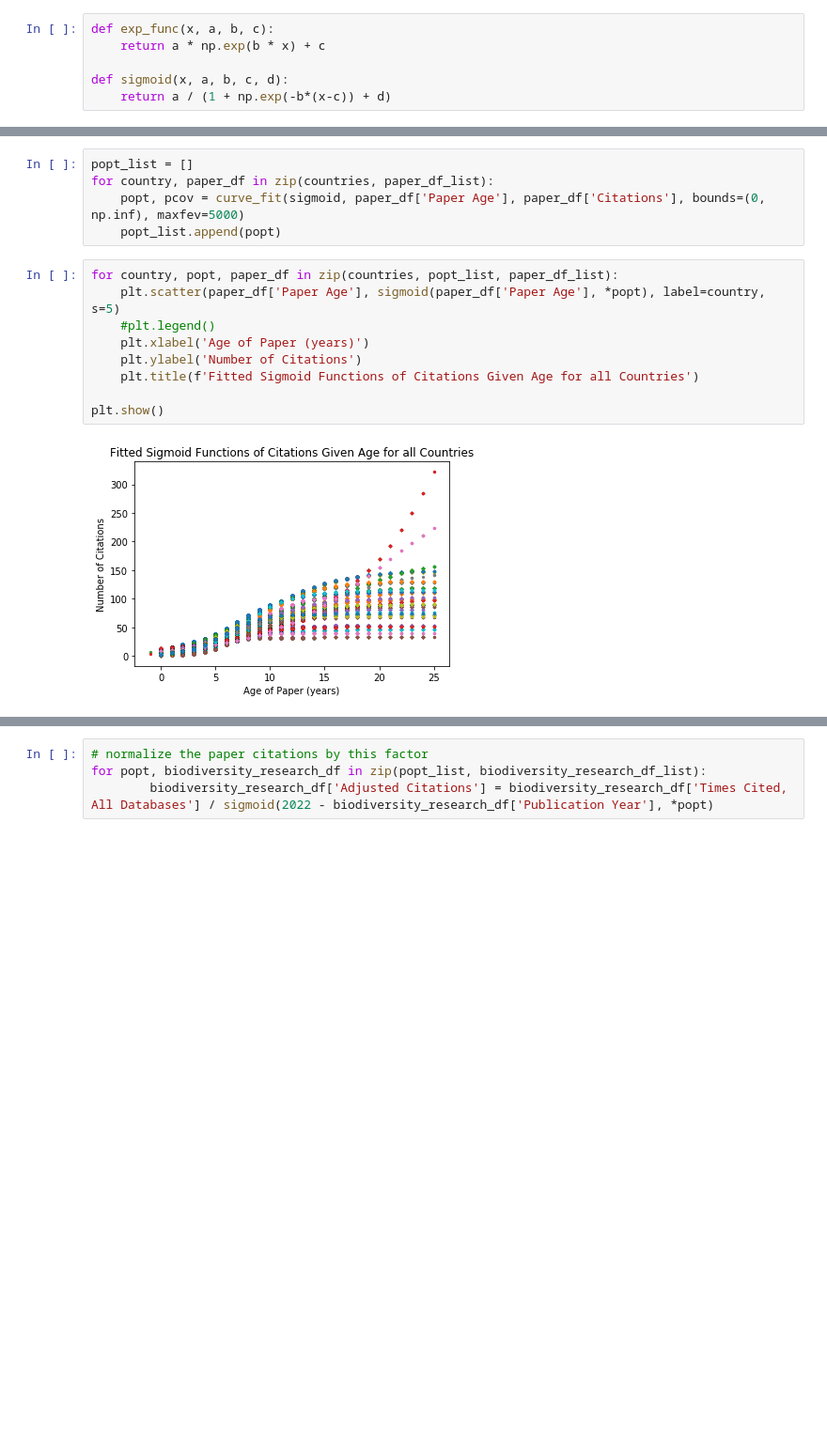
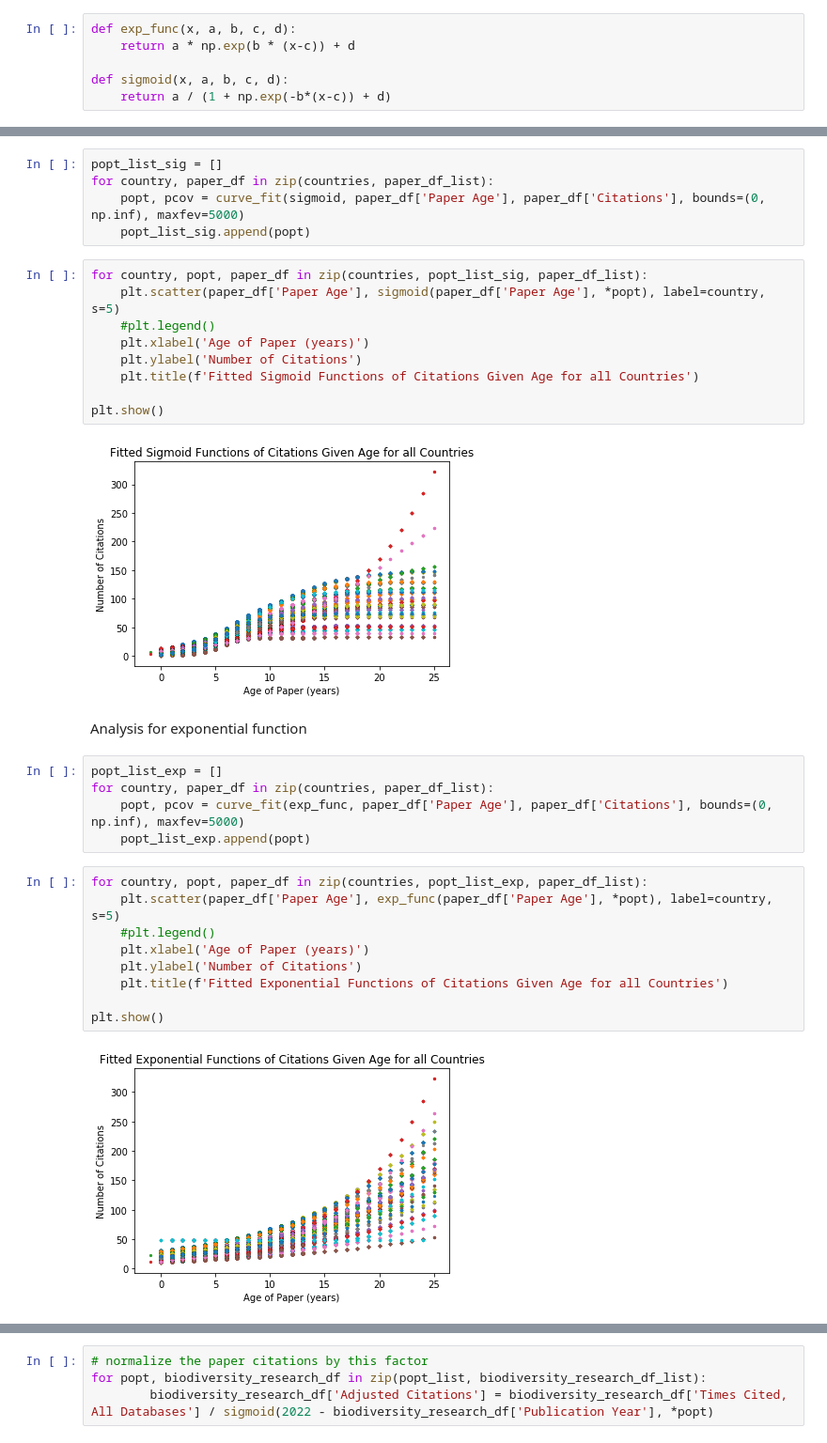
Before and after one commit to btiv/DSS_Final_Proj, a Jupyter notebook: feature_engineering_sigmoid_citations.ipynb, the cells around one changed output, grey strips where cells are left out. Shown at 94% size. Saved outputs shown, nothing was run; the diff lists cells and outputs as text; blank space fills up the shorter version.

```diff
--- a/feature_engineering_sigmoid_citations.ipynb
+++ b/feature_engineering_sigmoid_citations.ipynb
@@ -4,8 +4,8 @@ import numpy as np
 import matplotlib.pyplot as plt
 from scipy.optimize import curve_fit
 # %%
-def exp_func(x, a, b, c):
-    return a * np.exp(b * x) + c
+def exp_func(x, a, b, c, d):
+    return a * np.exp(b * (x-c)) + d
 
 def sigmoid(x, a, b, c, d):
     return a / (1 + np.exp(-b*(x-c)) + d)
@@ -46,10 +48,10 @@ for country, paper_df in zip(countries, paper_df_list):
 # %%
-popt_list = []
+popt_list_sig = []
 for country, paper_df in zip(countries, paper_df_list):
     popt, pcov = curve_fit(sigmoid, paper_df['Paper Age'], paper_df['Citations'], bounds=(0, np.inf), maxfev=5000)
-    popt_list.append(popt)
+    popt_list_sig.append(popt)
 # %%
-for country, popt, paper_df in zip(countries, popt_list, paper_df_list):
+for country, popt, paper_df in zip(countries, popt_list_sig, paper_df_list):
     plt.scatter(paper_df['Paper Age'], sigmoid(paper_df['Paper Age'], *popt), label=country, s=5)
     #plt.legend()
     plt.xlabel('Age of Paper (years)')
@@ -59,3 +61,21 @@ for country, popt, paper_df in zip(countries, popt_list, paper_df_list):
 plt.show()
 # %% [output]
 [figure]
+# %% [markdown]
+Analysis for exponential function
+# %%
+popt_list_exp = []
+for country, paper_df in zip(countries, paper_df_list):
+    popt, pcov = curve_fit(exp_func, paper_df['Paper Age'], paper_df['Citations'], bounds=(0, np.inf), maxfev=5000)
+    popt_list_exp.append(popt)
+# %%
+for country, popt, paper_df in zip(countries, popt_list_exp, paper_df_list):
+    plt.scatter(paper_df['Paper Age'], exp_func(paper_df['Paper Age'], *popt), label=country, s=5)
+    #plt.legend()
+    plt.xlabel('Age of Paper (years)')
+    plt.ylabel('Number of Citations')
+    plt.title(f'Fitted Exponential Functions of Citations Given Age for all Countries')
+
+plt.show()
+# %% [output]
+[figure, added]
```
Also changed, not shown: parts of 5 cells of this notebook.
